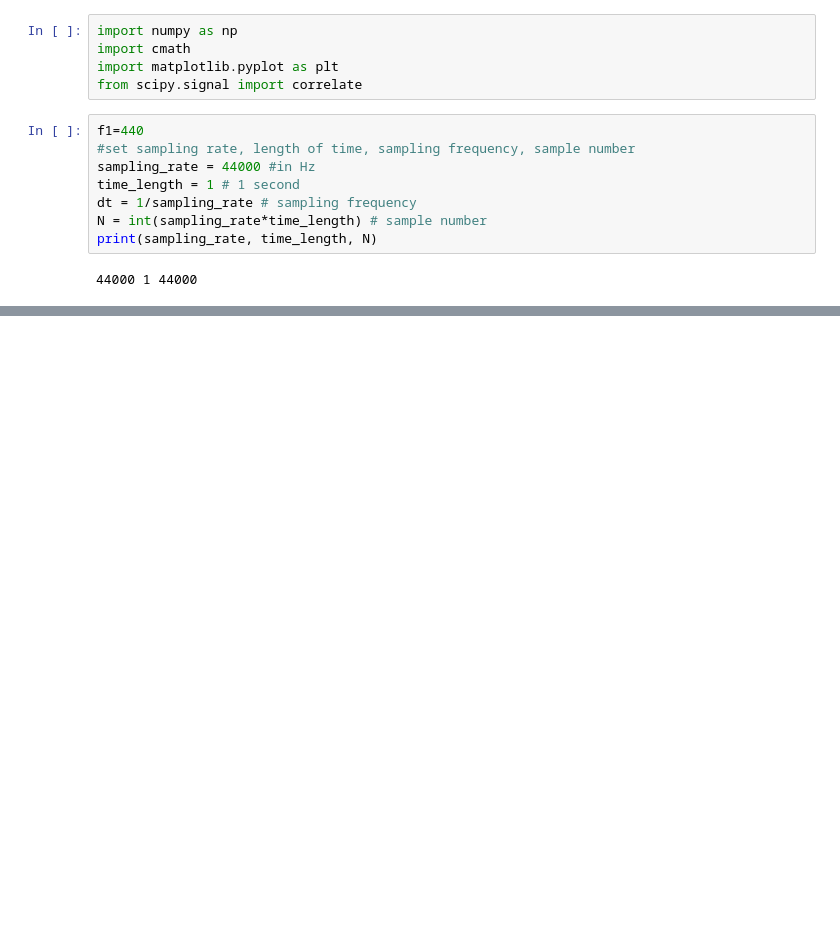
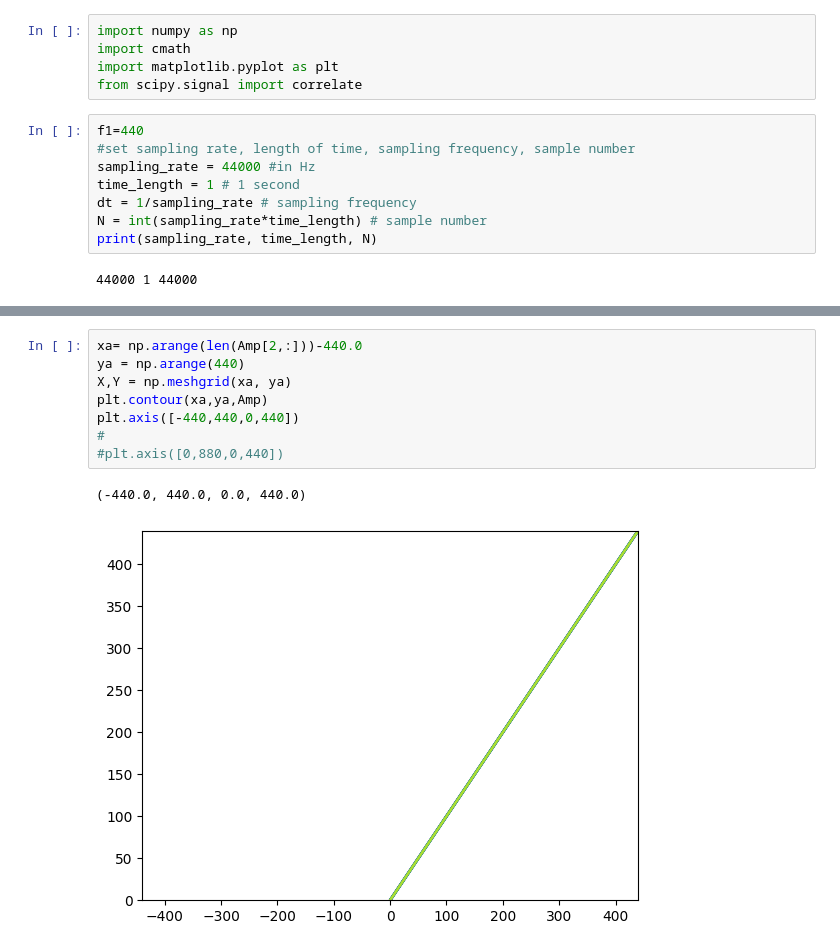
Before and after one commit to F-Isoda/test, a Jupyter notebook: cross_ambiguity_test.ipynb, the cells around one changed output, grey strips where cells are left out. Drawn from its saved outputs; the diff is of its cells as text; blank space fills up the shorter version.

```diff
--- a/cross_ambiguity_test.ipynb
+++ b/cross_ambiguity_test.ipynb
@@ -53,0 +76,11 @@ NameError: name 'plt' is not defined
+# %%
+xa= np.arange(len(Amp[2,:]))-440.0
+ya = np.arange(440)
+X,Y = np.meshgrid(xa, ya)
+plt.contour(xa,ya,Amp)
+plt.axis([-440,440,0,440])
+#
+#plt.axis([0,880,0,440])
+# %% [output]
+(-440.0, 440.0, 0.0, 440.0)
+[figure, added]
```
Also changed, not shown: parts of 5 cells of this notebook.
